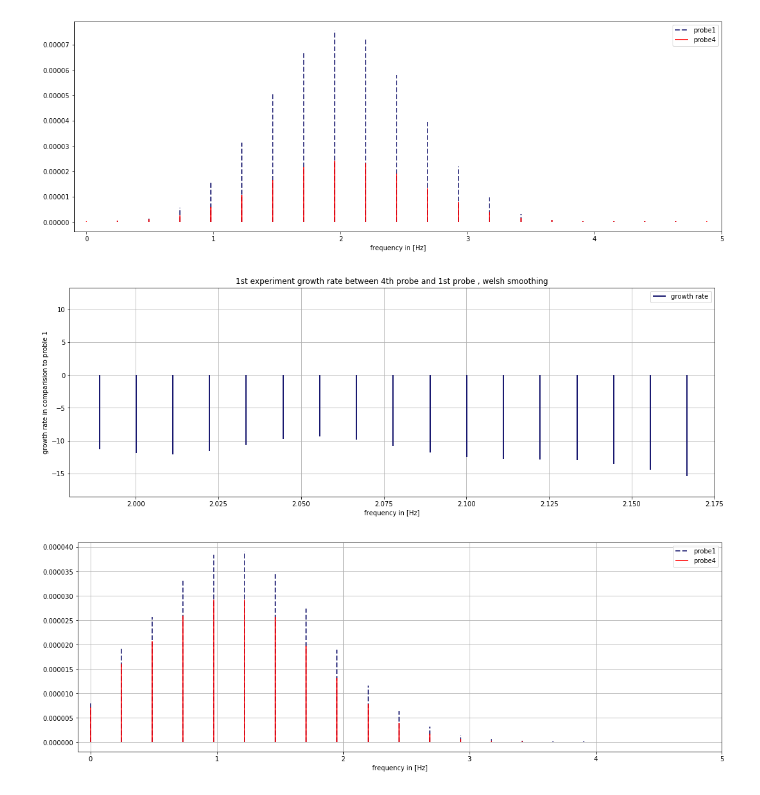
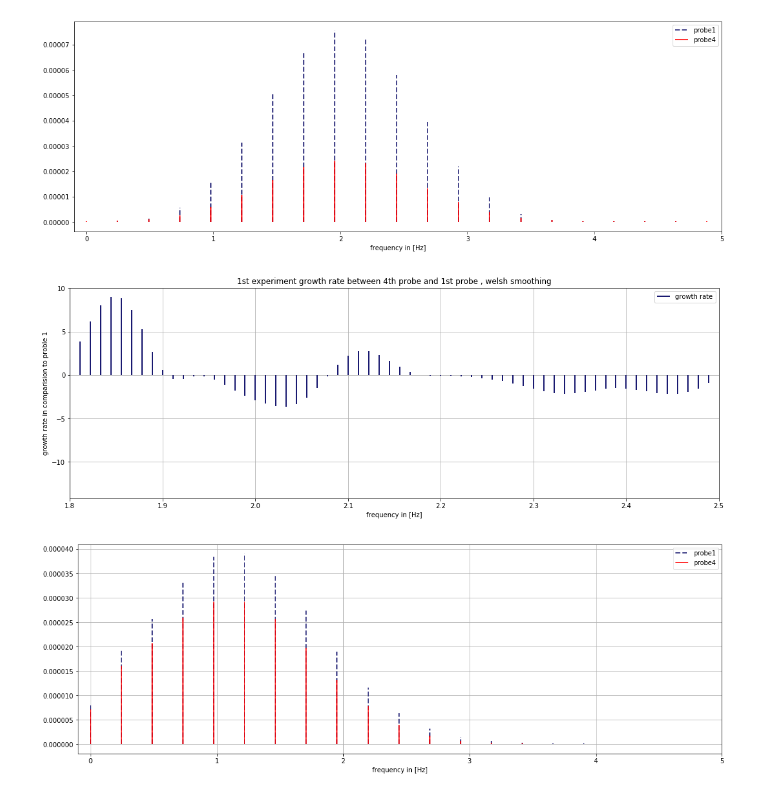
Before and after one commit to AnnaWojciechowska/MEK4350, a Jupyter notebook: Obligatorisk_1/welch.ipynb, the cells around one changed output. Cells and saved outputs as stored; diff of their text form; code cells hidden in the pictures.

```diff
--- a/Obligatorisk_1/welch.ipynb
+++ b/Obligatorisk_1/welch.ipynb
@@ -65,23 +65,23 @@ _ = ax.set_xlim(-0.10, 5)
 # %%
 df = df_list[0]
 distances_between_probes = np.array([6.98, 8.155, 12.325, 16.995])
 
 distance_ratio = distances_between_probes[3] - distances_between_probes[0]
 log_part = np.log(np.abs(psd_probe_4 / psd_probe_1))
 growth_ratio = distance_ratio * log_part
 
 
 fig, ax = plt.subplots(figsize=(18, 6))
 ax.grid()
-ax.set_xlim(1.98,2.175)
+ax.set_xlim(1.8,2.5)
 ax.vlines(frequencies, 0, growth_ratio,  linewidth=2, color = 'midnightblue', label = "growth rate")
 #    ax.axvline(x=2, color='red', linestyle='--', linewidth=1, label=f'f = 2Hz')
 ax.set_ylabel('growth rate in comparision to proble 1')
 ax.set_xlabel('frequency in [Hz]')
 ax.legend()
 _= ax.set_title(f'1st experiment growth rate between 4th probe and 1st probe , welsh smoothing')
 # %% [output]
-[figure, old version]
+[figure, new version]
 # %%
 #experiment 4
 df = df_list[3]
```
Also changed, not shown: parts of 1 cell of this notebook, 1 other file.
